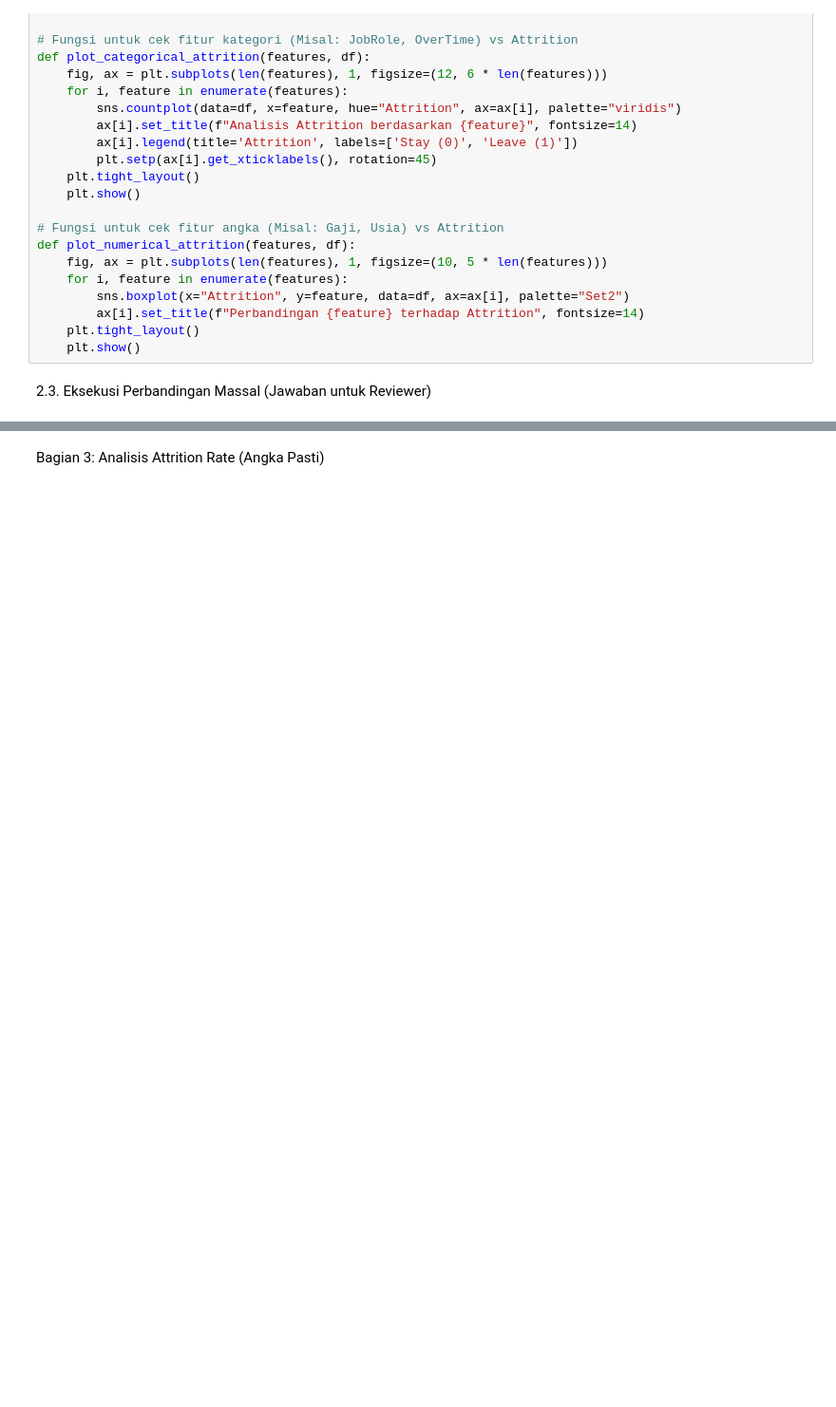
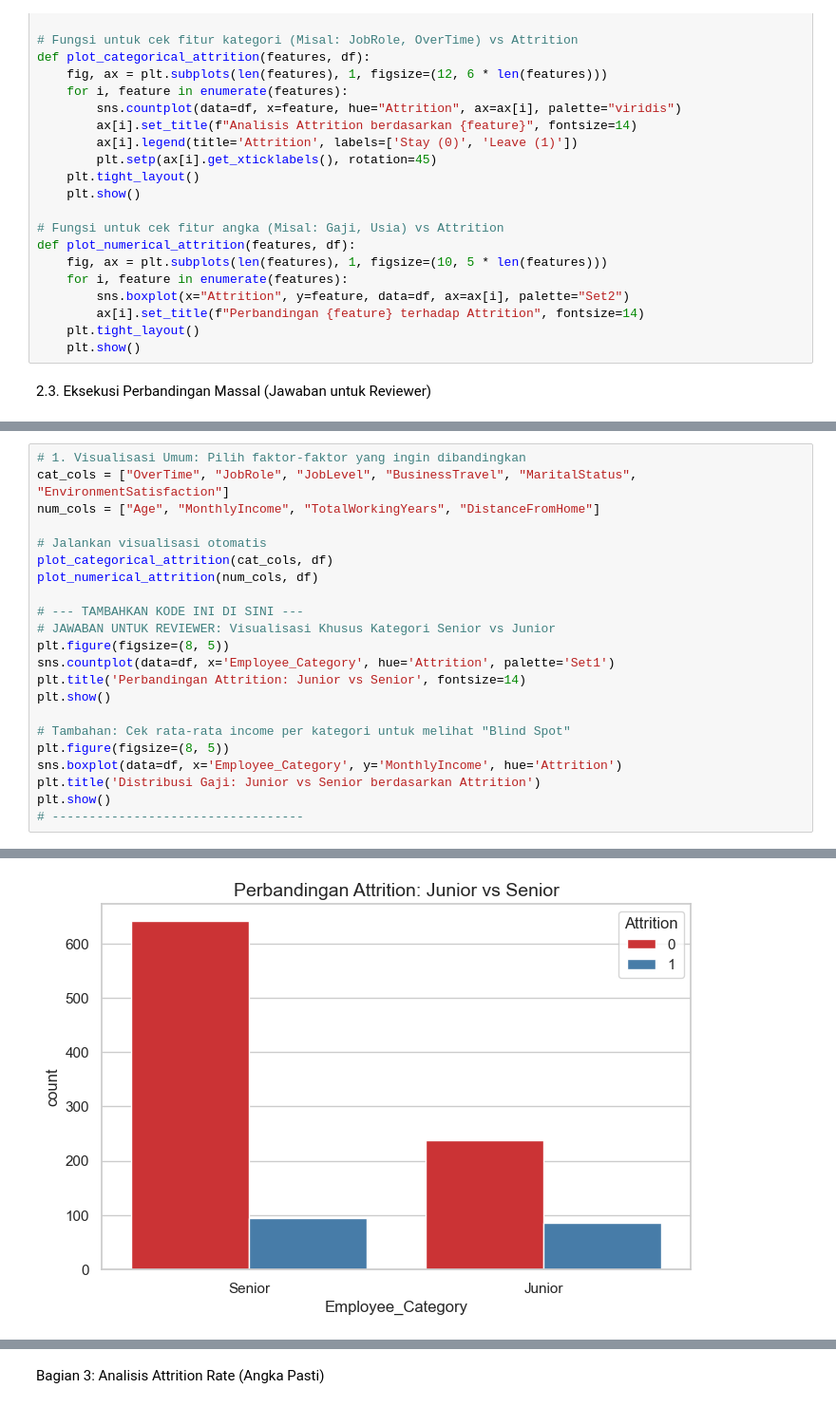
Before and after one commit to AnaRosyidah/a590_proyek_pertama, a Jupyter notebook: notebook.ipynb, the cells around one changed output, grey strips where cells are left out. Shown at 95% size. Saved outputs shown, nothing was run; the diff lists cells and outputs as text; blank space fills up the shorter version.

```diff
--- a/notebook.ipynb
+++ b/notebook.ipynb
@@ -200,0 +180,23 @@ Passing `palette` without assigning `hue` is deprecated and will be removed in v
+# %%
+# 1. Visualisasi Umum: Pilih faktor-faktor yang ingin dibandingkan
+cat_cols = ["OverTime", "JobRole", "JobLevel", "BusinessTravel", "MaritalStatus", "EnvironmentSatisfaction"]
+num_cols = ["Age", "MonthlyIncome", "TotalWorkingYears", "DistanceFromHome"]
+
+# Jalankan visualisasi otomatis
+plot_categorical_attrition(cat_cols, df)
+plot_numerical_attrition(num_cols, df)
+
+# --- TAMBAHKAN KODE INI DI SINI ---
+# JAWABAN UNTUK REVIEWER: Visualisasi Khusus Kategori Senior vs Junior
+plt.figure(figsize=(8, 5))
+sns.countplot(data=df, x='Employee_Category', hue='Attrition', palette='Set1')
+plt.title('Perbandingan Attrition: Junior vs Senior', fontsize=14)
+plt.show()
+
+# Tambahan: Cek rata-rata income per kategori untuk melihat "Blind Spot"
+plt.figure(figsize=(8, 5))
+sns.boxplot(data=df, x='Employee_Category', y='MonthlyIncome', hue='Attrition')
+plt.title('Distribusi Gaji: Junior vs Senior berdasarkan Attrition')
+plt.show()
+# ----------------------------------
+# %% [output]
@@ -200,0 +220 @@ Passing `palette` without assigning `hue` is deprecated and will be removed in v
+[figure, added]
```
Also changed, not shown: parts of 11 cells of this notebook, 4 other files.
